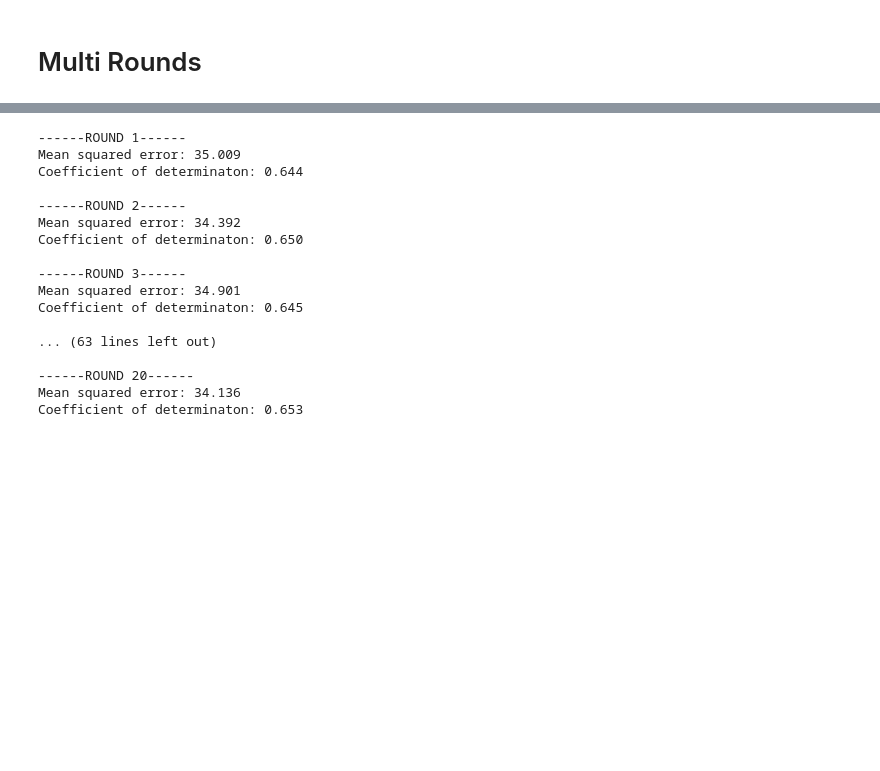
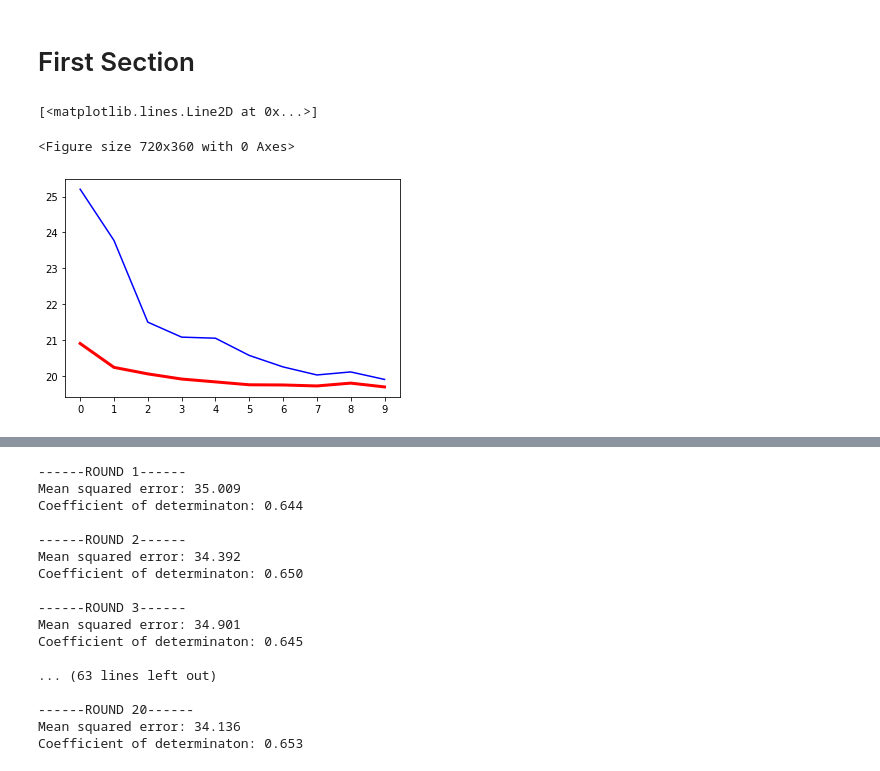
Before and after one commit to alexbergamasco96/NS_FederatedLearning, a Jupyter notebook: test.ipynb, the cells around one changed output, grey strips where cells are left out. Drawn from its saved outputs; the diff is of its cells as text; code cells hidden in the pictures; blank space fills up the shorter version.

Commit message:
Multiple executions tests

```diff
--- a/test.ipynb
+++ b/test.ipynb
@@ -16,5 +21,5 @@ from sklearn import linear_model, datasets
 from sklearn.metrics import mean_squared_error, r2_score
 
 import matplotlib.pyplot as plt
-# %% [markdown]
-# Multi Rounds
+# %% [markdown]
+# First Section
@@ -20,0 +135,49 @@ import matplotlib.pyplot as plt
+# %%
+err = []
+for i in range(0, len(error_list[0])):
+    s = 0
+    for k in error_list:
+        s += k[i]
+    err.append(s / len(error_list))
+
+
+sc = []
+for i in range(0, len(score_list[0])):
+    s = 0
+    for k in score_list:
+        s += k[i]
+    sc.append(s / len(score_list))
+
+
+err_s = []
+for i in range(0, len(error_list_single[0])):
+    s = 0
+    for k in error_list_single:
+        s += k[i]
+    err_s.append(s / len(error_list_single))
+
+
+sc_s = []
+for i in range(0, len(score_list_single[0])):
+    s = 0
+    for k in score_list_single:
+        s += k[i]
+    sc_s.append(s / len(score_list_single))
+# %%
+from matplotlib.pyplot import figure
+from matplotlib.ticker import MaxNLocator
+
+figure(figsize=(10,5))
+
+x = np.arange(num_rounds)
+
+ax = plt.figure().gca()
+
+ax.xaxis.set_major_locator(MaxNLocator(integer=True))
+
+plt.plot(x, err, color='red', linewidth=3)
+plt.plot(x, err_s, color='blue')
+# %% [output]
+[<matplotlib.lines.Line2D at 0x...>]
+<Figure size 720x360 with 0 Axes>
+[figure, added]
```
Also changed, not shown: parts of 10 cells of this notebook, 1 other file.
